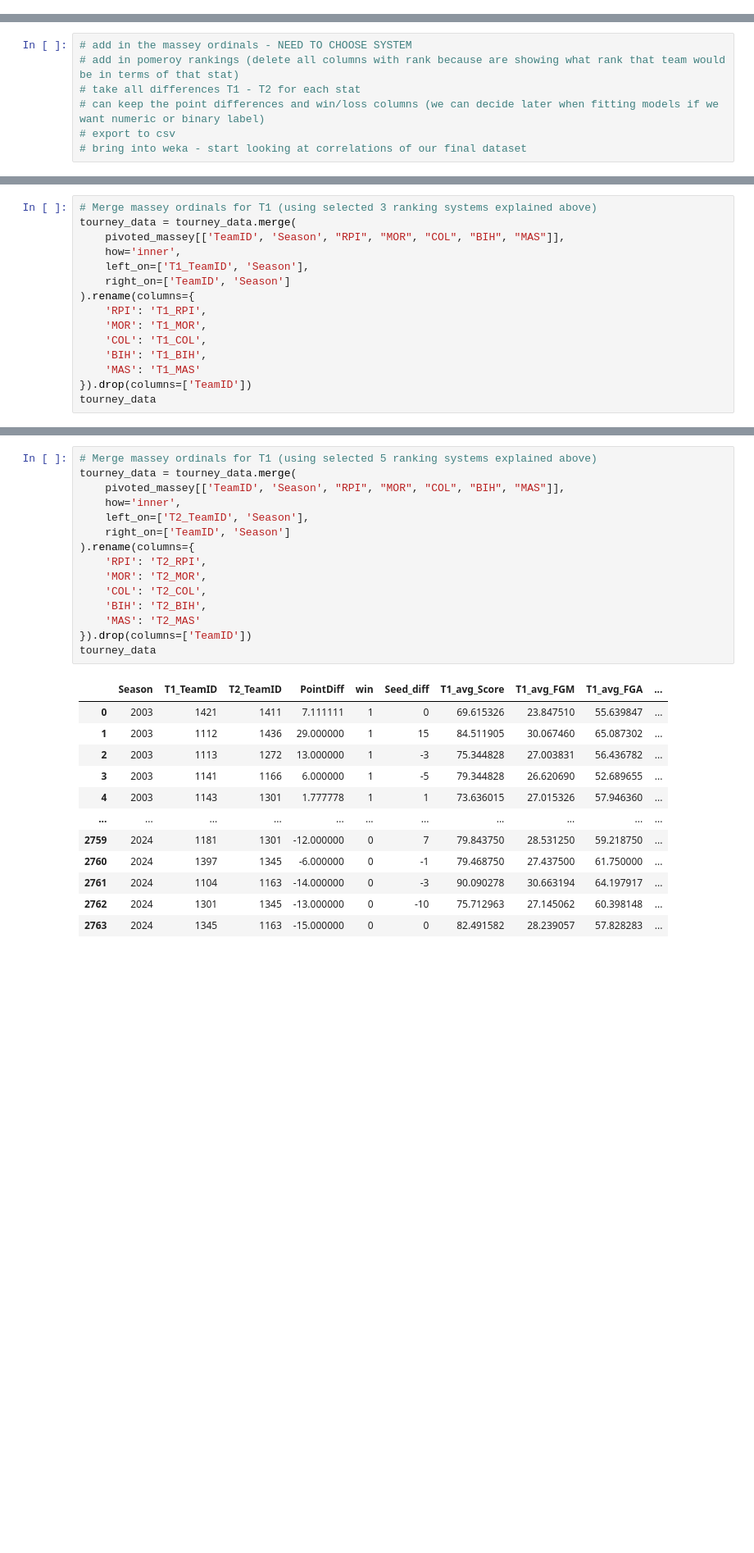
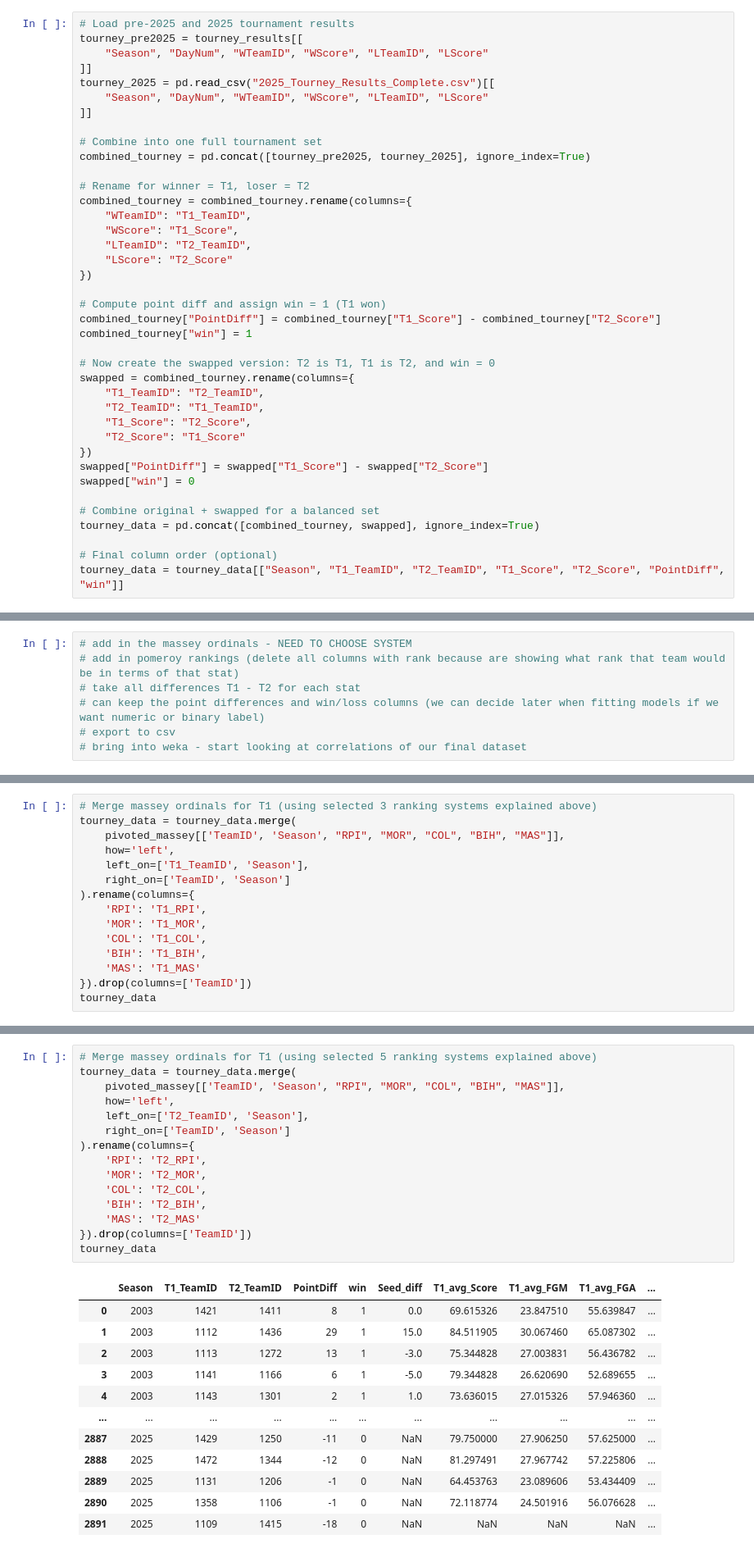
Before and after one commit to ecw70574/data_mining_course_project, a Jupyter notebook: TestingMerge.ipynb, the cells around one changed output, grey strips where cells are left out. Shown: that part at 82% size. Cells and saved outputs as stored; diff of their text form; blank space fills up the shorter version.

```diff
--- a/TestingMerge.ipynb
+++ b/TestingMerge.ipynb
@@ -174,3 +211,42 @@ See the caveats in the documentation: https://pandas.pydata.org/pandas-docs/stab
+# %%
+# Load pre-2025 and 2025 tournament results
+tourney_pre2025 = tourney_results[[
+    "Season", "DayNum", "WTeamID", "WScore", "LTeamID", "LScore"
+]]
+tourney_2025 = pd.read_csv("2025_Tourney_Results_Complete.csv")[[
+    "Season", "DayNum", "WTeamID", "WScore", "LTeamID", "LScore"
+]]
+
+# Combine into one full tournament set
+combined_tourney = pd.concat([tourney_pre2025, tourney_2025], ignore_index=True)
+
+# Rename for winner = T1, loser = T2
+combined_tourney = combined_tourney.rename(columns={
+    "WTeamID": "T1_TeamID",
+    "WScore": "T1_Score",
+    "LTeamID": "T2_TeamID",
+    "LScore": "T2_Score"
+})
+
+# Compute point diff and assign win = 1 (T1 won)
+combined_tourney["PointDiff"] = combined_tourney["T1_Score"] - combined_tourney["T2_Score"]
+combined_tourney["win"] = 1
+
+# Now create the swapped version: T2 is T1, T1 is T2, and win = 0
+swapped = combined_tourney.rename(columns={
+    "T1_TeamID": "T2_TeamID",
+    "T2_TeamID": "T1_TeamID",
+    "T1_Score": "T2_Score",
+    "T2_Score": "T1_Score"
+})
+swapped["PointDiff"] = swapped["T1_Score"] - swapped["T2_Score"]
+swapped["win"] = 0
+
+# Combine original + swapped for a balanced set
+tourney_data = pd.concat([combined_tourney, swapped], ignore_index=True)
+
+# Final column order (optional)
+tourney_data = tourney_data[["Season", "T1_TeamID", "T2_TeamID", "T1_Score", "T2_Score", "PointDiff", "win"]]
 # %%
 display(regular_data.head())
 # %% [output]
@@ -525,7 +601,7 @@ tourney_data
 # Merge massey ordinals for T1 (using selected 3 ranking systems explained above)
 tourney_data = tourney_data.merge(
     pivoted_massey[['TeamID', 'Season', "RPI", "MOR", "COL", "BIH", "MAS"]],
-    how='inner',
+    how='left',
     left_on=['T1_TeamID', 'Season'],
     right_on=['TeamID', 'Season']
 ).rename(columns={
@@ -553,28 +629,28 @@ tourney_data
 # %%
 # Merge massey ordinals for T1 (using selected 5 ranking systems explained above)
 tourney_data = tourney_data.merge(
     pivoted_massey[['TeamID', 'Season', "RPI", "MOR", "COL", "BIH", "MAS"]],
-    how='inner',
+    how='left',
     left_on=['T2_TeamID', 'Season'],
     right_on=['TeamID', 'Season']
 ).rename(columns={
     'RPI': 'T2_RPI',
     'MOR': 'T2_MOR',
     'COL': 'T2_COL',
     'BIH': 'T2_BIH',
     'MAS': 'T2_MAS'
 }).drop(columns=['TeamID'])
 tourney_data
 # %% [output]
 |  | Season | T1_TeamID | T2_TeamID | PointDiff | win | Seed_diff | T1_avg_Score | T1_avg_FGM | T1_avg_FGA | ... |
-| 0 | 2003 | 1421 | 1411 | 7.111111 | 1 | 0 | 69.615326 | 23.847510 | 55.639847 | ... |
-| 1 | 2003 | 1112 | 1436 | 29.000000 | 1 | 15 | 84.511905 | 30.067460 | 65.087302 | ... |
-| 2 | 2003 | 1113 | 1272 | 13.000000 | 1 | -3 | 75.344828 | 27.003831 | 56.436782 | ... |
-| 3 | 2003 | 1141 | 1166 | 6.000000 | 1 | -5 | 79.344828 | 26.620690 | 52.689655 | ... |
-| 4 | 2003 | 1143 | 1301 | 1.777778 | 1 | 1 | 73.636015 | 27.015326 | 57.946360 | ... |
+| 0 | 2003 | 1421 | 1411 | 8 | 1 | 0.0 | 69.615326 | 23.847510 | 55.639847 | ... |
+| 1 | 2003 | 1112 | 1436 | 29 | 1 | 15.0 | 84.511905 | 30.067460 | 65.087302 | ... |
+| 2 | 2003 | 1113 | 1272 | 13 | 1 | -3.0 | 75.344828 | 27.003831 | 56.436782 | ... |
+| 3 | 2003 | 1141 | 1166 | 6 | 1 | -5.0 | 79.344828 | 26.620690 | 52.689655 | ... |
+| 4 | 2003 | 1143 | 1301 | 2 | 1 | 1.0 | 73.636015 | 27.015326 | 57.946360 | ... |
 | ... | ... | ... | ... | ... | ... | ... | ... | ... | ... | ... |
-| 2759 | 2024 | 1181 | 1301 | -12.000000 | 0 | 7 | 79.843750 | 28.531250 | 59.218750 | ... |
-| 2760 | 2024 | 1397 | 1345 | -6.000000 | 0 | -1 | 79.468750 | 27.437500 | 61.750000 | ... |
-| 2761 | 2024 | 1104 | 1163 | -14.000000 | 0 | -3 | 90.090278 | 30.663194 | 64.197917 | ... |
-| 2762 | 2024 | 1301 | 1345 | -13.000000 | 0 | -10 | 75.712963 | 27.145062 | 60.398148 | ... |
-| 2763 | 2024 | 1345 | 1163 | -15.000000 | 0 | 0 | 82.491582 | 28.239057 | 57.828283 | ... |
+| 2887 | 2025 | 1429 | 1250 | -11 | 0 | NaN | 79.750000 | 27.906250 | 57.625000 | ... |
+| 2888 | 2025 | 1472 | 1344 | -12 | 0 | NaN | 81.297491 | 27.967742 | 57.225806 | ... |
+| 2889 | 2025 | 1131 | 1206 | -1 | 0 | NaN | 64.453763 | 23.089606 | 53.434409 | ... |
+| 2890 | 2025 | 1358 | 1106 | -1 | 0 | NaN | 72.118774 | 24.501916 | 56.076628 | ... |
+| 2891 | 2025 | 1109 | 1415 | -18 | 0 | NaN | NaN | NaN | NaN | ... |
```
Also changed, not shown: parts of 46 cells of this notebook.
